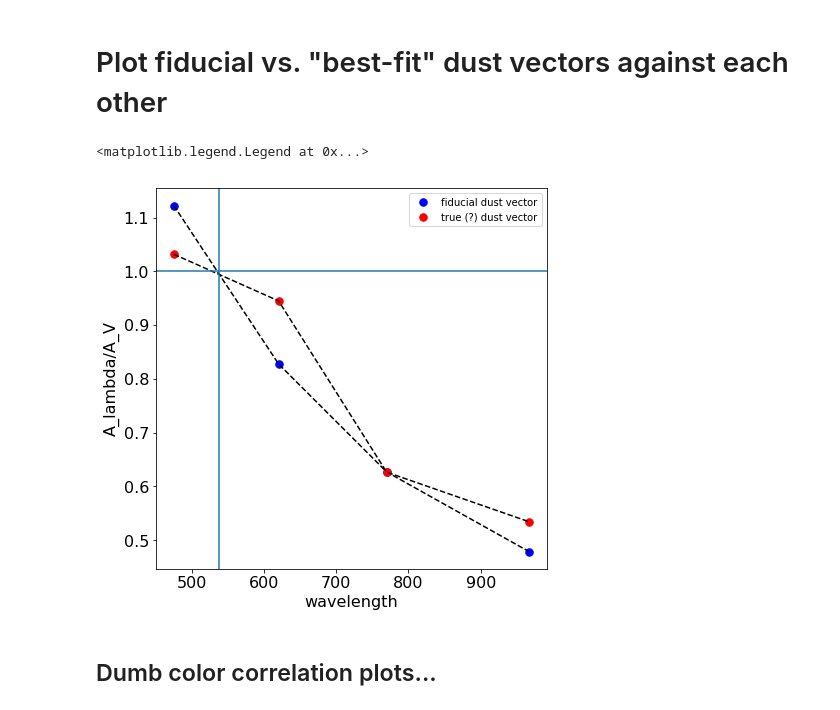
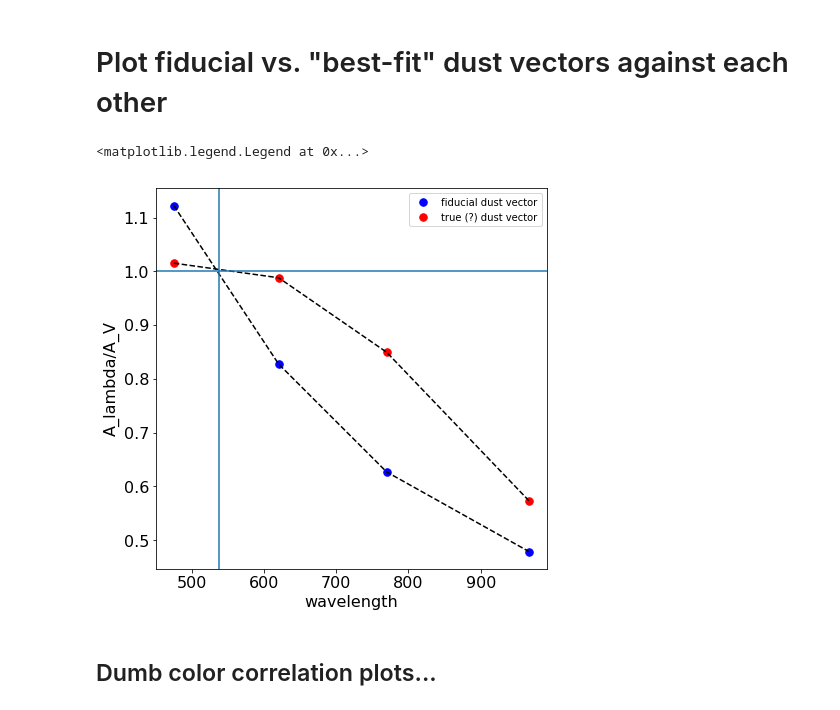
Before and after one commit to mcclearyj/dusthalos, a Jupyter notebook: make-correlation-plots.ipynb, the cells around one changed output. Drawn from its saved outputs; the diff is of its cells as text; code cells hidden in the pictures.

```diff
--- a/make-correlation-plots.ipynb
+++ b/make-correlation-plots.ipynb
@@ -774,36 +774,36 @@ fid=basis[0]#/norm(basis[0])
 ## with the "standard" ON_basis vectors
 #new=basis[0]+0.458*basis[1]-0.076*basis[3]
 #new=basis[0]+0.665*basis[1]-0.22*basis[2]-0.23*basis[3]
-new=basis[0]-0.315*basis[1]+0.09*basis[2]-0.15*basis[3]
-new_norm=new/1.19#/norm(new)
+new=basis[0]-0.542*basis[1]-0.069*basis[2]+0.192*basis[3]
+new_norm=new/1.126
 
 
 # define array of central wavelengths for plotting
 wl=np.array([475.4,620.4,769.8,966.5])
 
 fig=plt.figure(figsize=(7,7))
 ax=fig.add_subplot(111)
 ax.plot(wl, fid,'.b',markersize=15,label='fiducial dust vector')
 ax.plot(wl, fid,'--k')
 ax.plot(wl, new_norm, '.r',markersize=15,label='true (?) dust vector')
 ax.plot(wl, new_norm,'--k')
 
 ax.axvline(537.7)
 ax.axhline(1)
 
 ax.set_xlabel('wavelength',fontsize=16)
 ax.set_ylabel('A_lambda/A_V',fontsize=16)
 for tick in ax.xaxis.get_major_ticks():
  tick.label.set_fontsize(16)
 for tick in ax.yaxis.get_major_ticks():
  tick.label.set_fontsize(16)
 
 ax.legend()
 
 #fig.savefig('dust_vectors_fidVsTrue_Norm.png')
 # %% [output]
 <matplotlib.legend.Legend at 0x...>
-[figure, old version]
+[figure, new version]
 # %%
 ## Let's normalize
 # %% [markdown]
```
Also changed, not shown: 11 other files.
